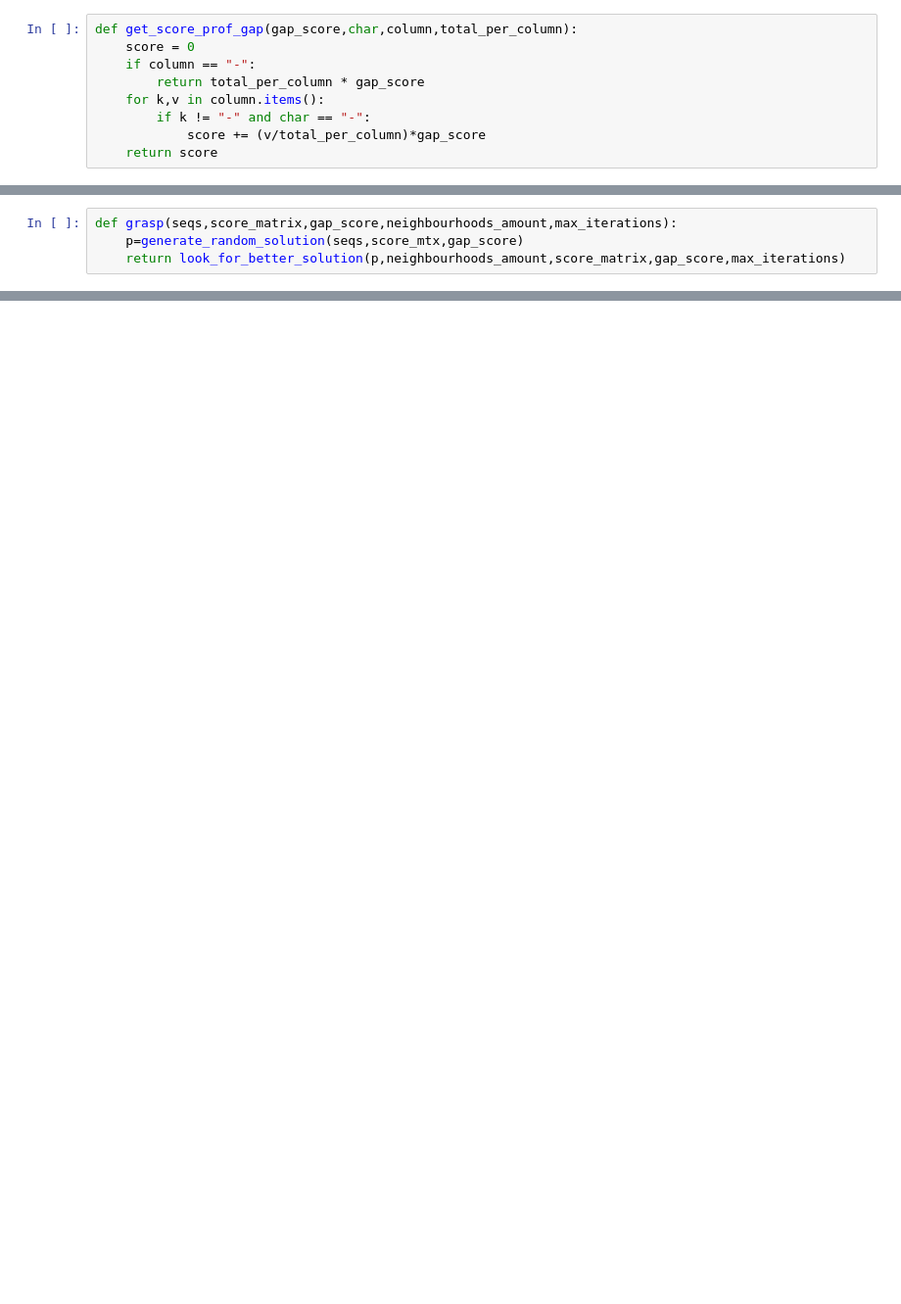
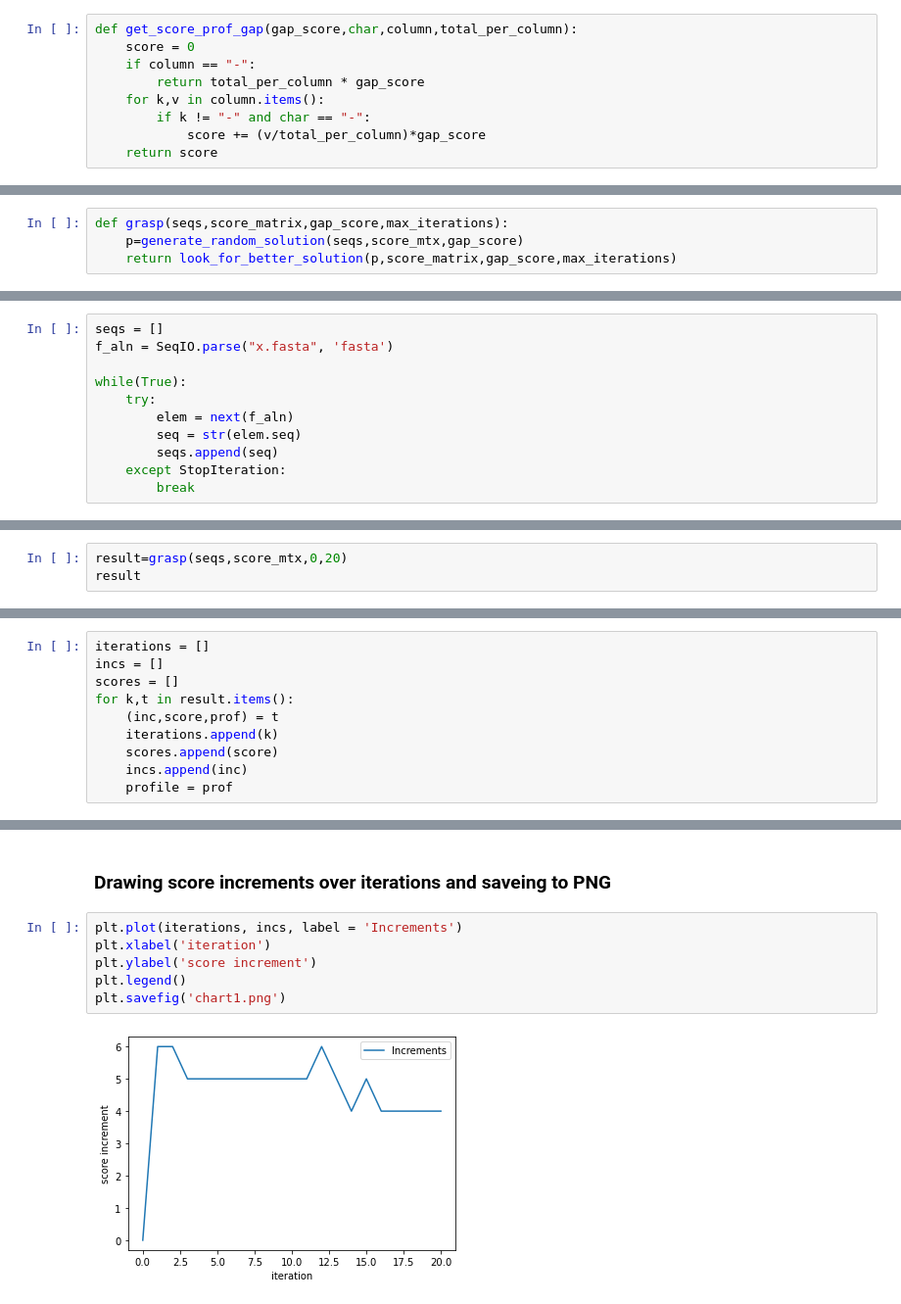
Before and after one commit to apiorno/Needleman-Wunch-Algorithm, a Jupyter notebook: TPFinal.ipynb, the cells around one changed output, grey strips where cells are left out. Shown: that part at 98% size. Drawn from its saved outputs; the diff is of its cells as text; blank space fills up the shorter version.

```diff
--- a/TPFinal.ipynb
+++ b/TPFinal.ipynb
@@ -332,4 +382,4 @@ def local_max_from_neighbourhood(seq_index,profile,score_matrix,gap_score,max_it
 # %%
-def grasp(seqs,score_matrix,gap_score,neighbourhoods_amount,max_iterations):
+def grasp(seqs,score_matrix,gap_score,max_iterations):
     p=generate_random_solution(seqs,score_mtx,gap_score)
-    return look_for_better_solution(p,neighbourhoods_amount,score_matrix,gap_score,max_iterations)
+    return look_for_better_solution(p,score_matrix,gap_score,max_iterations)
@@ -361,0 +388,11 @@ p2.score
+# %%
+seqs = []
+f_aln = SeqIO.parse("x.fasta", 'fasta')
+
+while(True):
+    try:
+        elem = next(f_aln)
+        seq = str(elem.seq)
+        seqs.append(seq)
+    except StopIteration:
+        break
@@ -361,0 +401,3 @@ p2.score
+# %%
+result=grasp(seqs,score_mtx,0,20)
+result
@@ -361,0 +422,10 @@ p2.score
+# %%
+iterations = []
+incs = []
+scores = []
+for k,t in result.items():
+    (inc,score,prof) = t
+    iterations.append(k)
+    scores.append(score)
+    incs.append(inc)
+    profile = prof
@@ -361,0 +444,10 @@ p2.score
+# %% [markdown]
+### Drawing score increments over iterations and saveing to PNG
+# %%
+plt.plot(iterations, incs, label = 'Increments')
+plt.xlabel('iteration')
+plt.ylabel('score increment')
+plt.legend()
+plt.savefig('chart1.png')
+# %% [output]
+[figure, added]
```
Also changed, not shown: parts of 40 cells of this notebook, 21 other files.
